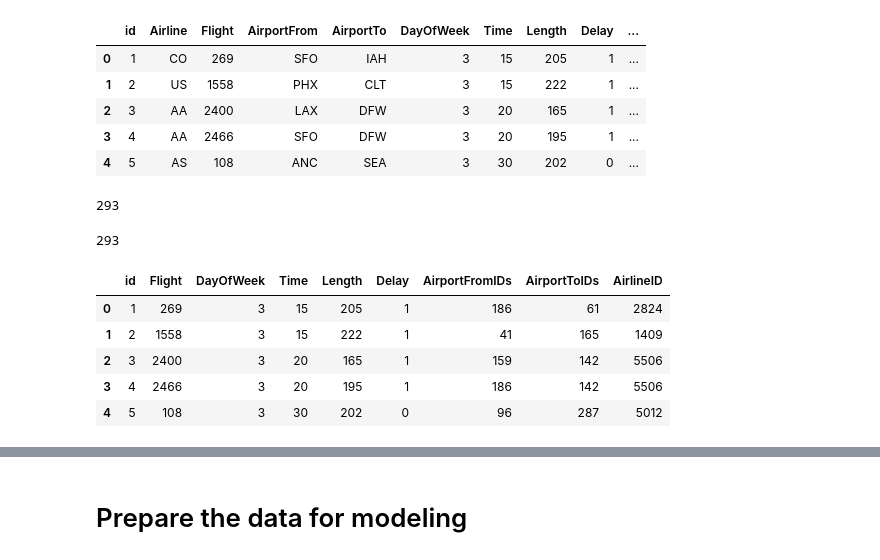
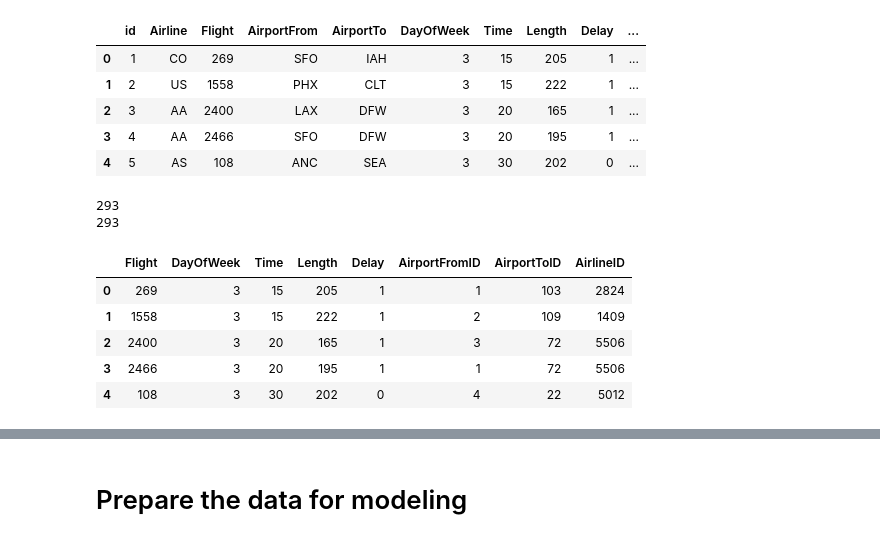
Before and after one commit to stacjstaton/ai-project2-flight-delay-predictions, a Jupyter notebook: DecisionTreeModel.ipynb, the cells around one changed output, grey strips where cells are left out. Drawn from its saved outputs; the diff is of its cells as text; code cells hidden in the pictures.

Commit message:
Updated the notebook for with the latest data prep and feature engineering tasks.

```diff
--- a/DecisionTreeModel.ipynb
+++ b/DecisionTreeModel.ipynb
@@ -114,15 +117,13 @@ encoded_df = df.copy()
 # %%
-unique_airport_from = df['AirportFrom'].unique()
-unique_airport_to = df['AirportTo'].unique()
-
-unique_codes = set(unique_airport_from).union(unique_airport_to)
+# Create unique IDs for each airport
+unique_codes = encoded_df['AirportFrom'].unique()
 code_to_id = {code: idx for idx, code in enumerate(unique_codes, start=1)}
 
 # Apply the mapping to create a new column with unique IDs
-encoded_df['AirportFromIDs'] = encoded_df['AirportFrom'].map(code_to_id)
-encoded_df['AirportToIDs'] = encoded_df['AirportTo'].map(code_to_id)
+encoded_df['AirportFromID'] = encoded_df['AirportFrom'].map(code_to_id)
+encoded_df['AirportToID'] = encoded_df['AirportTo'].map(code_to_id)
 
-encoded_df
+encoded_df.head()
 # %% [output]
 |  | id | Airline | Flight | AirportFrom | AirportTo | DayOfWeek | Time | Length | Delay | ... |
 | 0 | 1 | CO | 269 | SFO | IAH | 3 | 15 | 205 | 1 | ... |
@@ -156,22 +150,21 @@ encoded_df.head()
 | 2 | 3 | AA | 2400 | LAX | DFW | 3 | 20 | 165 | 1 | ... |
 | 3 | 4 | AA | 2466 | SFO | DFW | 3 | 20 | 195 | 1 | ... |
 | 4 | 5 | AS | 108 | ANC | SEA | 3 | 30 | 202 | 0 | ... |
-# %%
-len(encoded_df["AirportFrom"].unique())
-# %% [output]
-293
-# %%
-len(encoded_df["AirportTo"].unique())
-# %% [output]
-293
+# %%
+# Verify that we haven't lost data in creating the unique IDs
+print(len(encoded_df["AirportFrom"].unique()))
+print(len(encoded_df["AirportTo"].unique()))
+# %% [output]
+293
+293
 # %%
-# Drop all the categorical columns
-encoded_df = encoded_df.drop(columns=['Airline', 'AirportFrom', 'AirportTo'])
+# Drop all the categorical columns and the id column since that is a hard-coded index
+encoded_df = encoded_df.drop(columns=['id', 'Airline', 'AirportFrom', 'AirportTo'])
 encoded_df.head()
 # %% [output]
-|  | id | Flight | DayOfWeek | Time | Length | Delay | AirportFromIDs | AirportToIDs | AirlineID |
-| 0 | 1 | 269 | 3 | 15 | 205 | 1 | 186 | 61 | 2824 |
-| 1 | 2 | 1558 | 3 | 15 | 222 | 1 | 41 | 165 | 1409 |
-| 2 | 3 | 2400 | 3 | 20 | 165 | 1 | 159 | 142 | 5506 |
-| 3 | 4 | 2466 | 3 | 20 | 195 | 1 | 186 | 142 | 5506 |
-| 4 | 5 | 108 | 3 | 30 | 202 | 0 | 96 | 287 | 5012 |
+|  | Flight | DayOfWeek | Time | Length | Delay | AirportFromID | AirportToID | AirlineID |
+| 0 | 269 | 3 | 15 | 205 | 1 | 1 | 103 | 2824 |
+| 1 | 1558 | 3 | 15 | 222 | 1 | 2 | 109 | 1409 |
+| 2 | 2400 | 3 | 20 | 165 | 1 | 3 | 72 | 5506 |
+| 3 | 2466 | 3 | 20 | 195 | 1 | 1 | 72 | 5506 |
+| 4 | 108 | 3 | 30 | 202 | 0 | 4 | 22 | 5012 |
```
Also changed, not shown: parts of 27 cells of this notebook, 3 other files.
